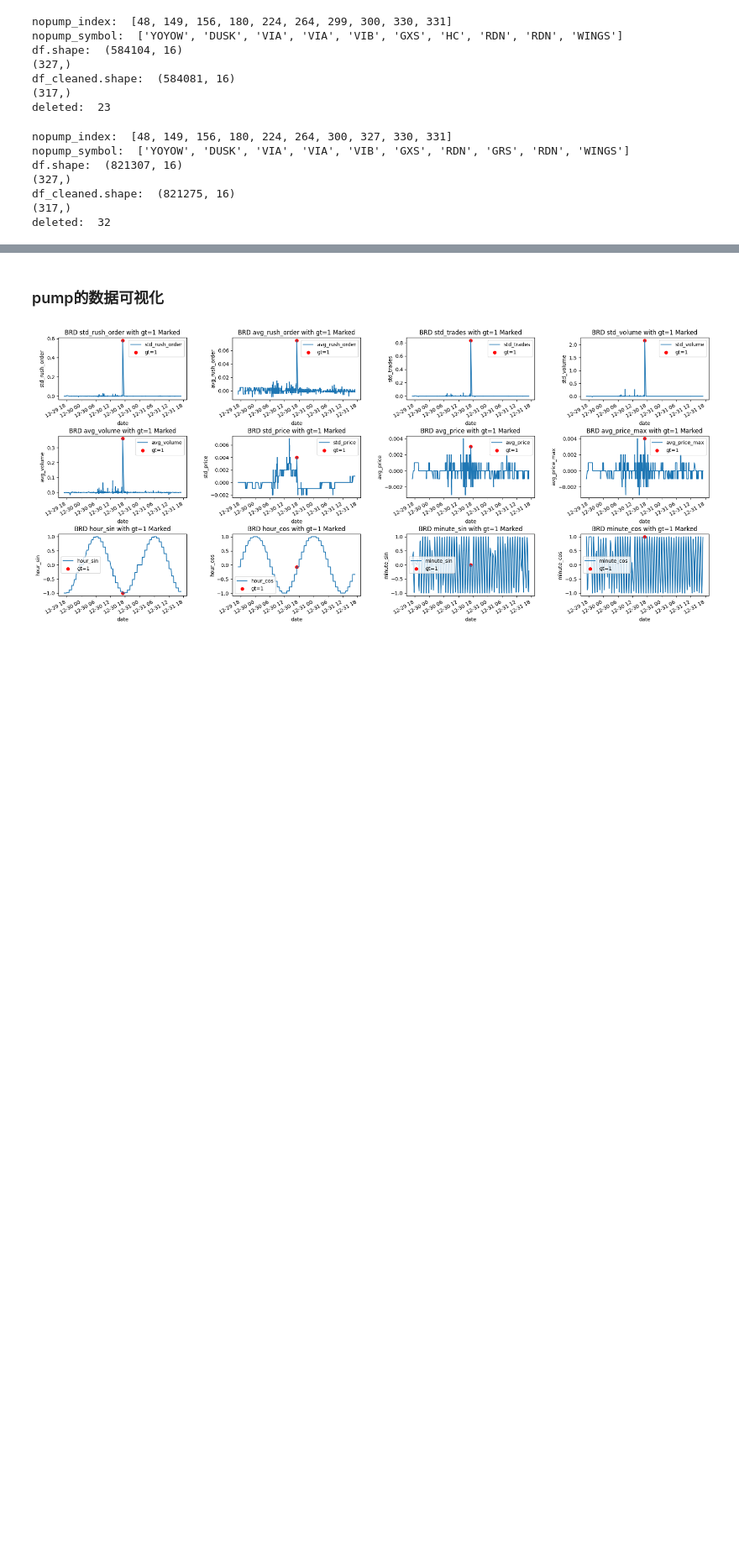
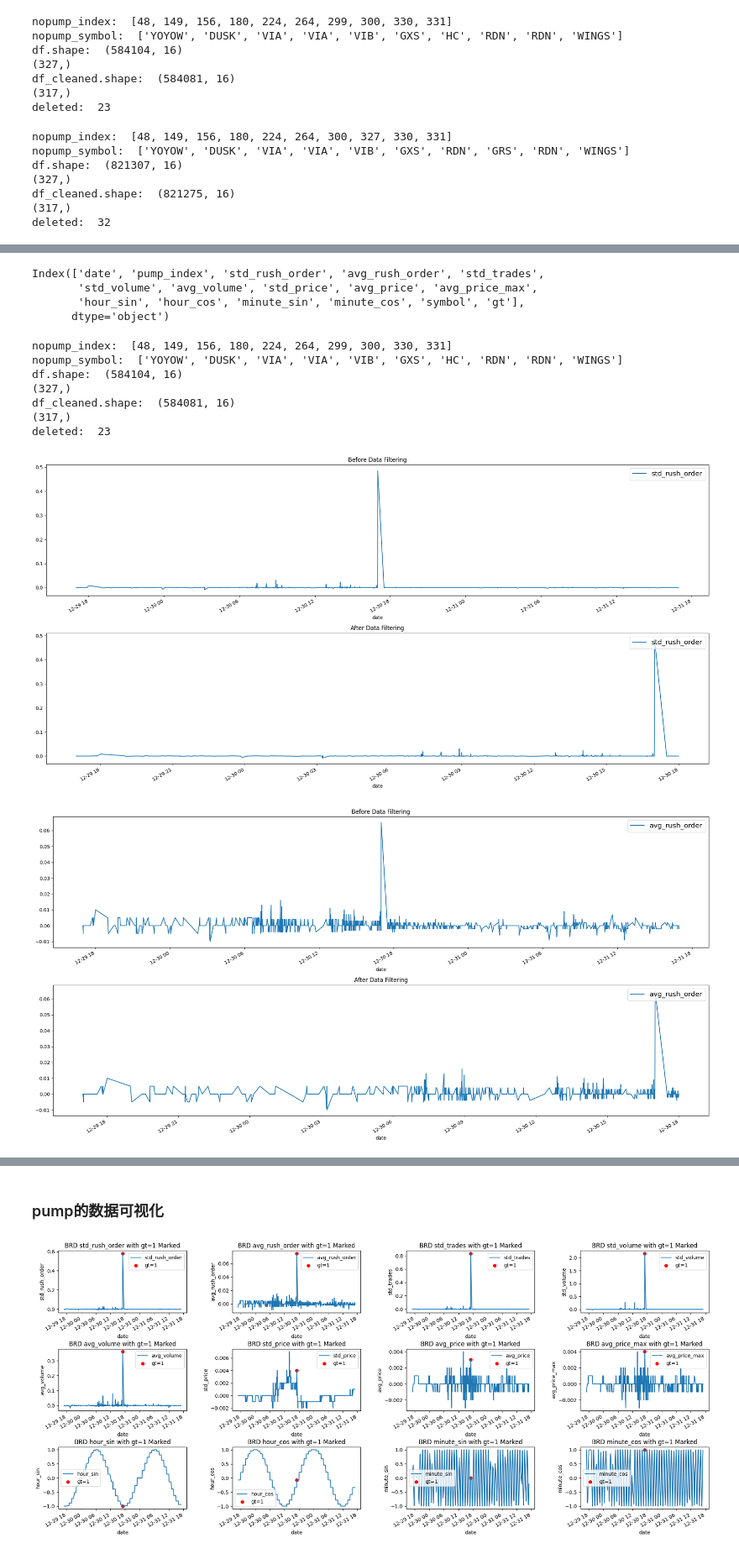
Before and after one commit to YuchaoZhang1229/Anomaly-Detection, a Jupyter notebook: Data Analysis.ipynb, the cells around one changed output, grey strips where cells are left out. Shown at 84% size. Saved outputs shown, nothing was run; the diff lists cells and outputs as text; code cells hidden in the pictures; blank space fills up the shorter version.

```diff
--- a/Data Analysis.ipynb
+++ b/Data Analysis.ipynb
@@ -131,0 +134,2 @@ deleted:  32
+# %%
+df = del_no_pump_index('25S')
@@ -131,0 +144,21 @@ deleted:  32
+# %%
+pump_index = df['pump_index'].unique()
+# Create an empty DataFrame to store the results
+merged_df = pd.DataFrame()
+for index in pump_index:
+    df_0 = df[df['pump_index']==index]
+    # 将索引改成第一列, 时间并排序
+    df_0 = df_0.sort_values(by=['date'])
+    df_0 = df_0.set_index('date')
+
+    # gt=1的数据按照时间后面的数据都不要了
+    gt_index = df_0[df_0['gt']==1].index
+
+    # gt_index后1小时的数据
+    gt_index = gt_index + pd.Timedelta(hours=1)
+
+    # 选取gt_index之前的数据
+    df_forward = df_0.loc[:gt_index[0]]
+
+    # Append df_0 to merged_df vertically
+    merged_df = pd.concat([merged_df, df_forward])
@@ -131,0 +207,32 @@ deleted:  32
+# %%
+df.columns
+# %% [output]
+Index(['date', 'pump_index', 'std_rush_order', 'avg_rush_order', 'std_trades',
+       'std_volume', 'avg_volume', 'std_price', 'avg_price', 'avg_price_max',
+       'hour_sin', 'hour_cos', 'minute_sin', 'minute_cos', 'symbol', 'gt'],
+      dtype='object')
+# %%
+cols = df.columns
+# col中去掉'symbol'
+cols = cols.drop('date')
+cols = cols.drop('pump_index')
+cols = cols.drop('symbol')
+cols = cols.drop('gt')
+cols = cols.drop('hour_sin')
+cols = cols.drop('hour_cos')
+cols = cols.drop('minute_sin')
+cols = cols.drop('minute_cos')
+# %%
+df_25S = del_no_pump_index('15S')
+for col in cols:
+    plot_fliter(df_25S,0, col=col)
+# %% [output]
+nopump_index:  [48, 149, 156, 180, 224, 264, 299, 300, 330, 331]
+nopump_symbol:  ['YOYOW', 'DUSK', 'VIA', 'VIA', 'VIB', 'GXS', 'HC', 'RDN', 'RDN', 'WINGS']
+df.shape:  (584104, 16)
+(327,)
+df_cleaned.shape:  (584081, 16)
+(317,)
+deleted:  23
+[figure, added]
+[figure, added]
```
Also changed, not shown: parts of 7 cells of this notebook, 3 other files.
